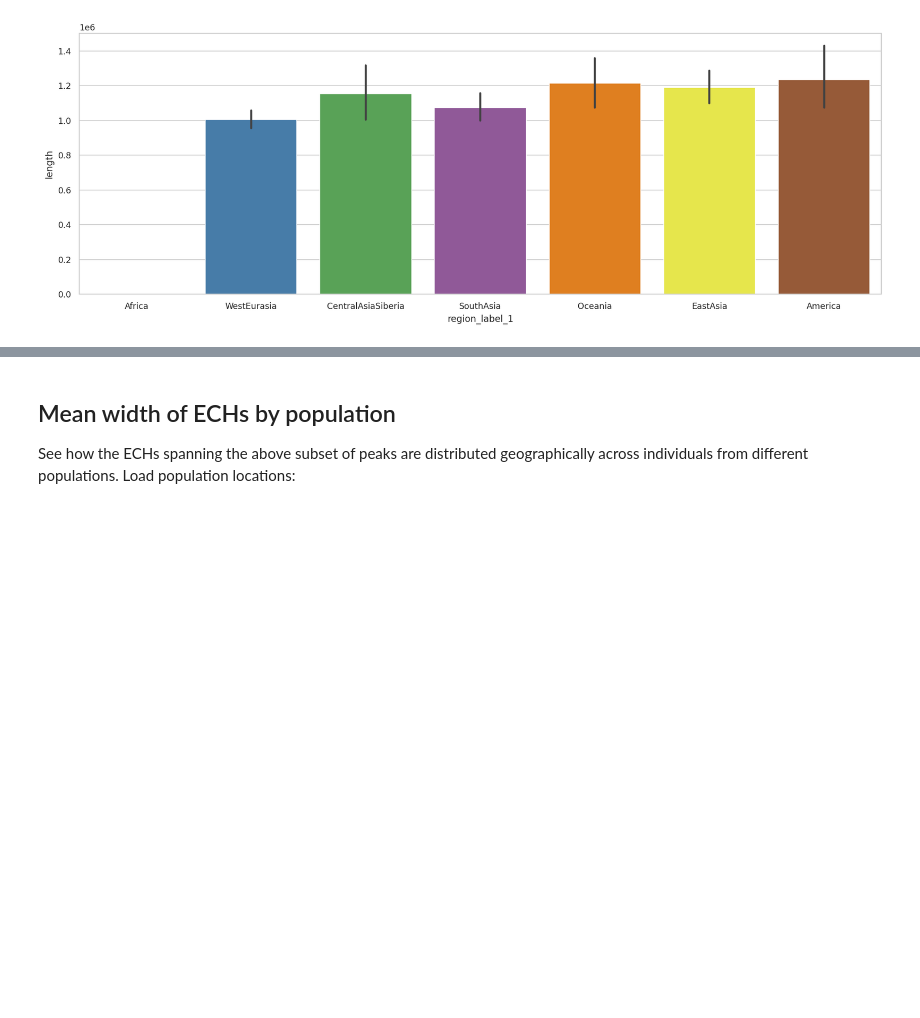
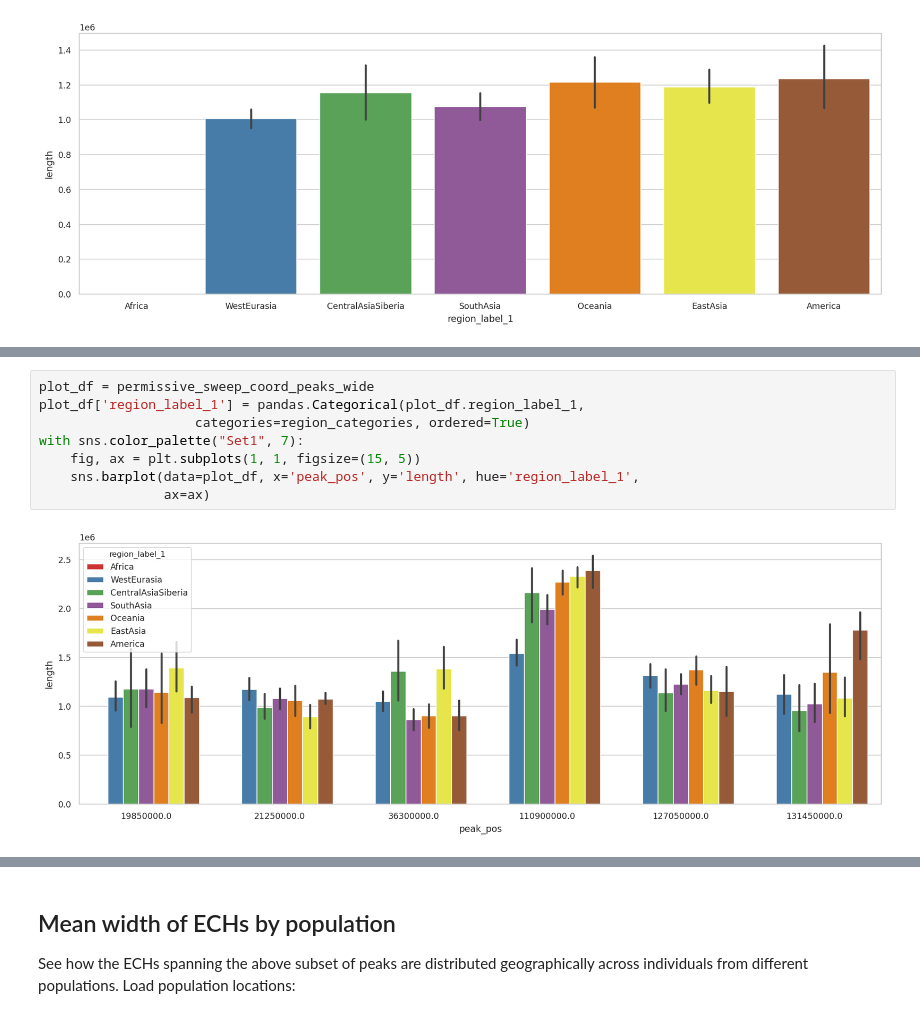
Before and after one commit to kaspermunch/humanXsweeps, a Jupyter notebook: notebooks/nb_13_sweep_regions.ipynb, the cells around one changed output, grey strips where cells are left out. Saved outputs shown, nothing was run; the diff lists cells and outputs as text; blank space fills up the shorter version.

```diff
--- a/notebooks/nb_13_sweep_regions.ipynb
+++ b/notebooks/nb_13_sweep_regions.ipynb
@@ -686,0 +739,10 @@ with sns.color_palette("Set1", 7):
+# %%
+plot_df = permissive_sweep_coord_peaks_wide
+plot_df['region_label_1'] = pandas.Categorical(plot_df.region_label_1,
+                    categories=region_categories, ordered=True)
+with sns.color_palette("Set1", 7):
+    fig, ax = plt.subplots(1, 1, figsize=(15, 5))
+    sns.barplot(data=plot_df, x='peak_pos', y='length', hue='region_label_1',
+                ax=ax)
+# %% [output]
+[figure, added]
```
Also changed, not shown: parts of 16 cells of this notebook, 10 other files.
